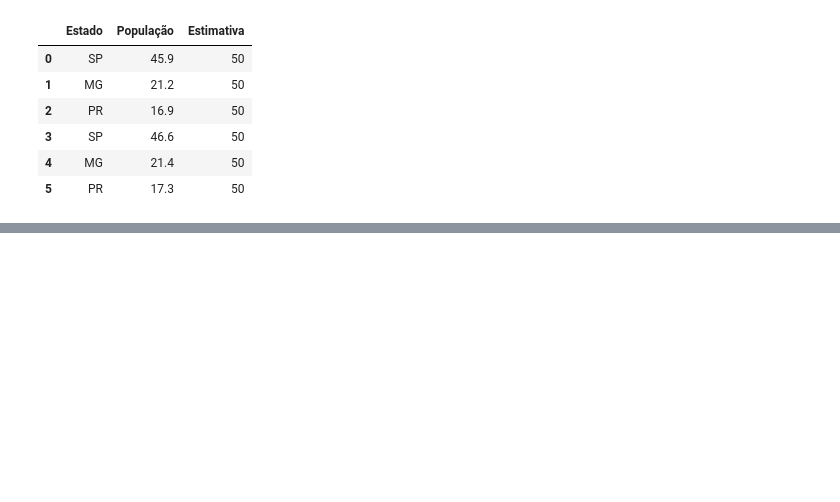
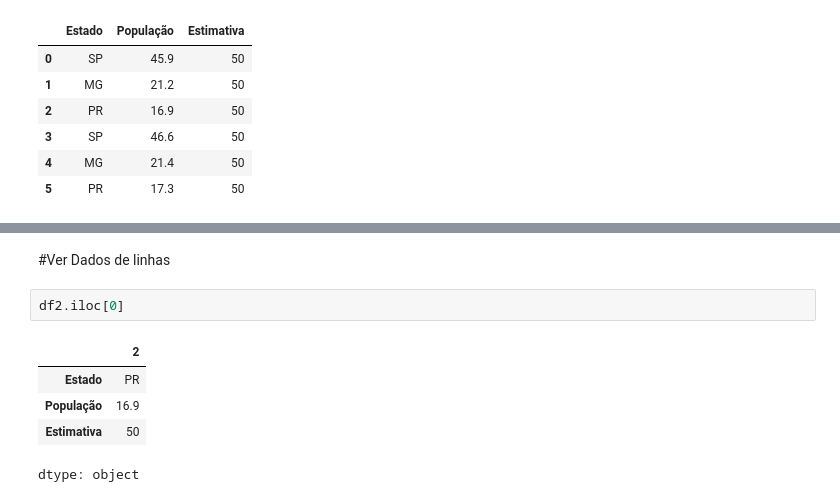
Before and after one commit to iraiore/google_colab, a Jupyter notebook: univesp_notbook2.ipynb, the cells around one changed output, grey strips where cells are left out. Drawn from its saved outputs; the diff is of its cells as text; blank space fills up the shorter version.

```diff
--- a/univesp_notbook2.ipynb
+++ b/univesp_notbook2.ipynb
@@ -379,0 +402,10 @@ df2
+# %% [markdown]
+#Ver Dados de linhas
+# %%
+df2.iloc[0]
+# %% [output]
+|  | 2 |
+| Estado | PR |
+| População | 16.9 |
+| Estimativa | 50 |
+dtype: object
```
Also changed, not shown: parts of 8 cells of this notebook.
